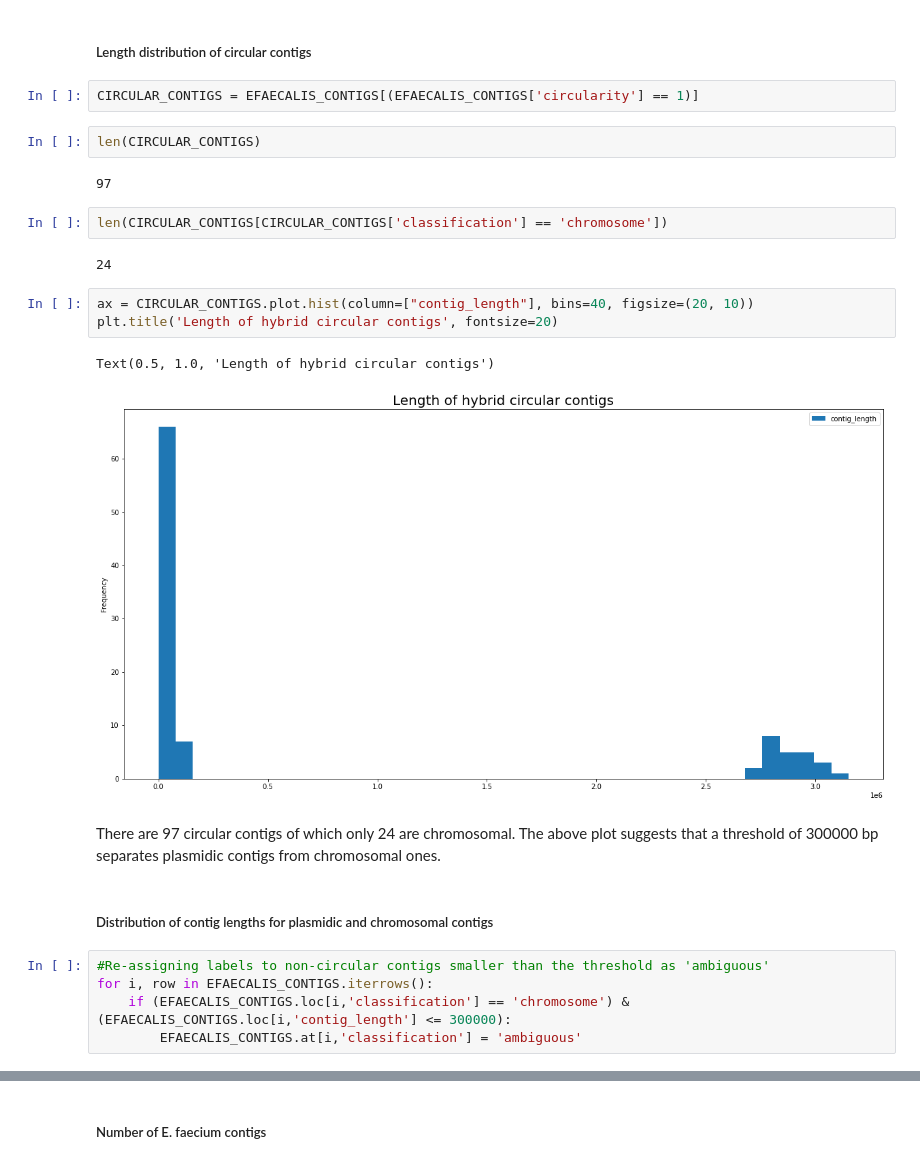
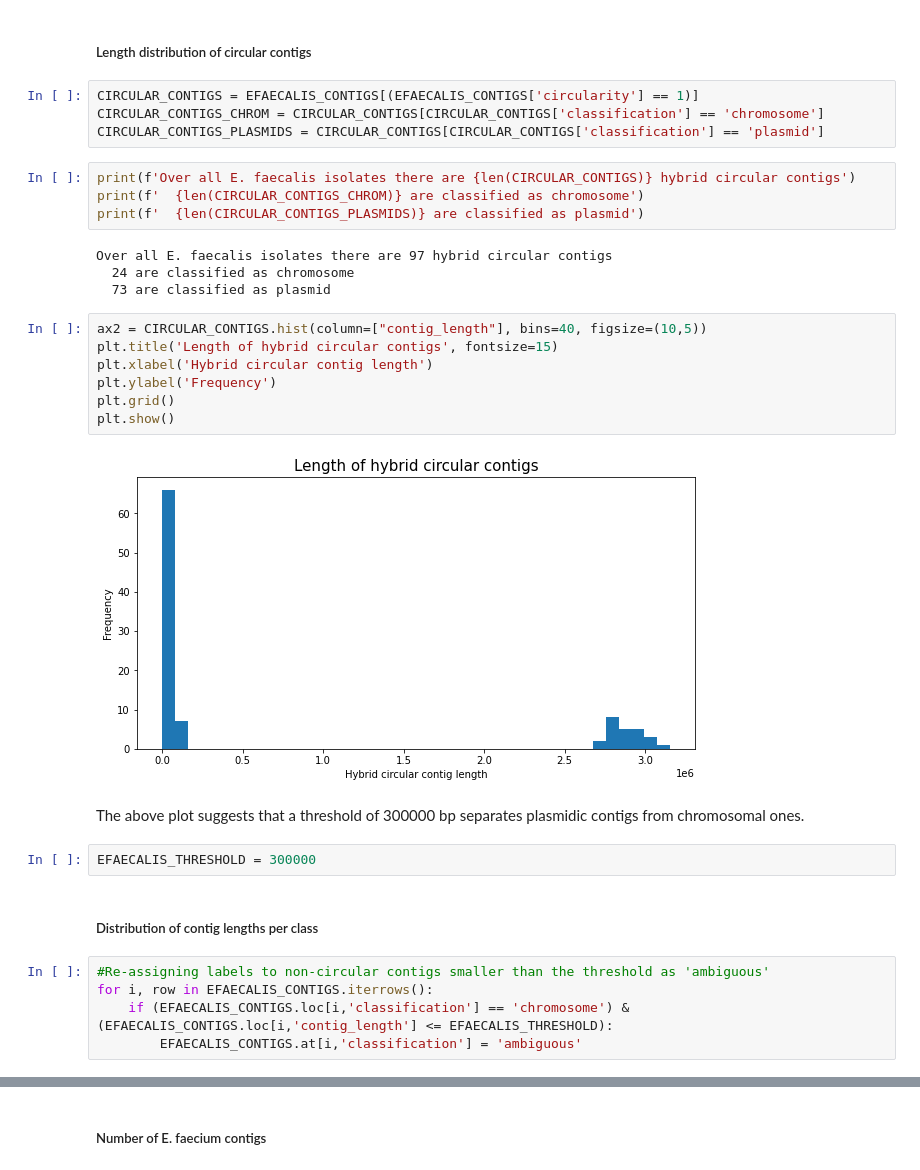
Before and after one commit to cchauve/CompMath-Day-2023, a Jupyter notebook: doc/Hybrid_contig_comparison_summary.ipynb, the cells around one changed output, grey strips where cells are left out. Saved outputs shown, nothing was run; the diff lists cells and outputs as text.

```diff
--- a/doc/Hybrid_contig_comparison_summary.ipynb
+++ b/doc/Hybrid_contig_comparison_summary.ipynb
@@ -68,26 +87,33 @@ Thus, 42 isolates contain contigs that have been classified as plasmids using th
 ##### Length distribution of circular contigs
 # %%
 CIRCULAR_CONTIGS = EFAECALIS_CONTIGS[(EFAECALIS_CONTIGS['circularity'] == 1)]
+CIRCULAR_CONTIGS_CHROM = CIRCULAR_CONTIGS[CIRCULAR_CONTIGS['classification'] == 'chromosome']
+CIRCULAR_CONTIGS_PLASMIDS = CIRCULAR_CONTIGS[CIRCULAR_CONTIGS['classification'] == 'plasmid']
-# %%
-len(CIRCULAR_CONTIGS)
-# %% [output]
-97
-# %%
-len(CIRCULAR_CONTIGS[CIRCULAR_CONTIGS['classification'] == 'chromosome'])
-# %% [output]
-24
+# %%
+print(f'Over all E. faecalis isolates there are {len(CIRCULAR_CONTIGS)} hybrid circular contigs')
+print(f'  {len(CIRCULAR_CONTIGS_CHROM)} are classified as chromosome')
+print(f'  {len(CIRCULAR_CONTIGS_PLASMIDS)} are classified as plasmid')
+# %% [output]
+Over all E. faecalis isolates there are 97 hybrid circular contigs
+  24 are classified as chromosome
+  73 are classified as plasmid
 # %%
-ax = CIRCULAR_CONTIGS.plot.hist(column=["contig_length"], bins=40, figsize=(20, 10))
-plt.title('Length of hybrid circular contigs', fontsize=20)
+ax2 = CIRCULAR_CONTIGS.hist(column=["contig_length"], bins=40, figsize=(10,5))
+plt.title('Length of hybrid circular contigs', fontsize=15)
+plt.xlabel('Hybrid circular contig length')
+plt.ylabel('Frequency')
+plt.grid()
+plt.show()
 # %% [output]
-Text(0.5, 1.0, 'Length of hybrid circular contigs')
-[figure, old version]
+[figure, new version]
 # %% [markdown]
-There are 97 circular contigs of which only 24 are chromosomal. The above plot suggests that a threshold of 300000 bp separates plasmidic contigs from chromosomal ones.
+The above plot suggests that a threshold of 300000 bp separates plasmidic contigs from chromosomal ones.
+# %%
+EFAECALIS_THRESHOLD = 300000
 # %% [markdown]
-##### Distribution of contig lengths for plasmidic and chromosomal contigs
+##### Distribution of contig lengths per class
 # %%
 #Re-assigning labels to non-circular contigs smaller than the threshold as 'ambiguous'
 for i, row in EFAECALIS_CONTIGS.iterrows():
-    if (EFAECALIS_CONTIGS.loc[i,'classification'] == 'chromosome') & (EFAECALIS_CONTIGS.loc[i,'contig_length'] <= 300000):
+    if (EFAECALIS_CONTIGS.loc[i,'classification'] == 'chromosome') & (EFAECALIS_CONTIGS.loc[i,'contig_length'] <= EFAECALIS_THRESHOLD):
         EFAECALIS_CONTIGS.at[i,'classification'] = 'ambiguous'
```
Also changed, not shown: parts of 33 cells of this notebook.
